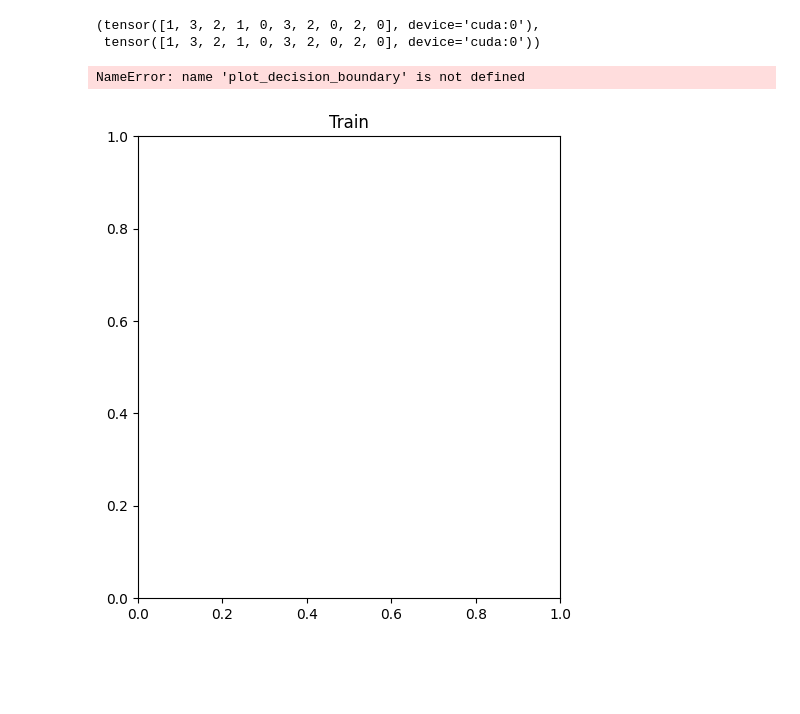
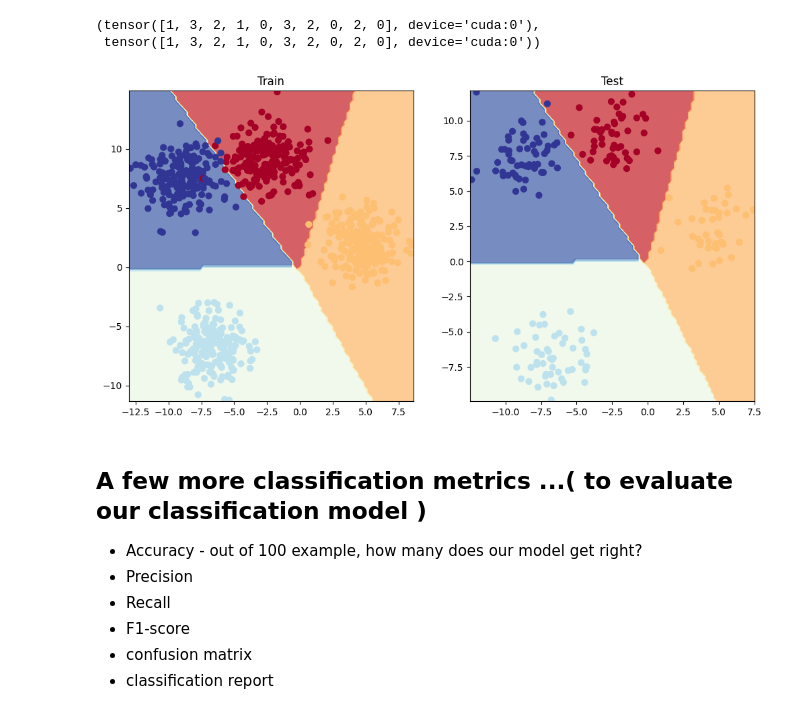
Before and after one commit to jameszhan02/Jupyter_Notebook_Workspace, a Jupyter notebook: multi_classification_practice.ipynb, the cells around one changed output. Saved outputs shown, nothing was run; the diff lists cells and outputs as text; code cells hidden in the pictures; blank space fills up the shorter version.

```diff
--- a/multi_classification_practice.ipynb
+++ b/multi_classification_practice.ipynb
@@ -221,13 +208,23 @@ y_preds[:10], y_blob_test[:10]
 (tensor([1, 3, 2, 1, 0, 3, 2, 0, 2, 0], device='cuda:0'),
  tensor([1, 3, 2, 1, 0, 3, 2, 0, 2, 0], device='cuda:0'))
 # %%
+from helper_functions import plot_predictions, plot_decision_boundary
+
 plt.figure(figsize=(12, 6))
 plt.subplot(1,2,1)
 plt.title("Train")
 plot_decision_boundary(model_mc, X_blob_train, y_blob_train)
 plt.subplot(1,2,2)
 plt.title("Test")
-plot_dicision_boundary(model_mc, X_blob_test, y_blob_test)
+plot_decision_boundary(model_mc, X_blob_test, y_blob_test)
 # %% [output]
-NameError: name 'plot_decision_boundary' is not defined
-[figure, old version]
+[figure, new version]
+# %% [markdown]
+## A few more classification metrics ...( to evaluate our classification model )
+
+* Accuracy - out of 100 example, how many does our model get right?
+* Precision
+* Recall
+* F1-score
+* confusion matrix
+* classification report
```
Also changed, not shown: parts of 4 cells of this notebook, 10 other files.
